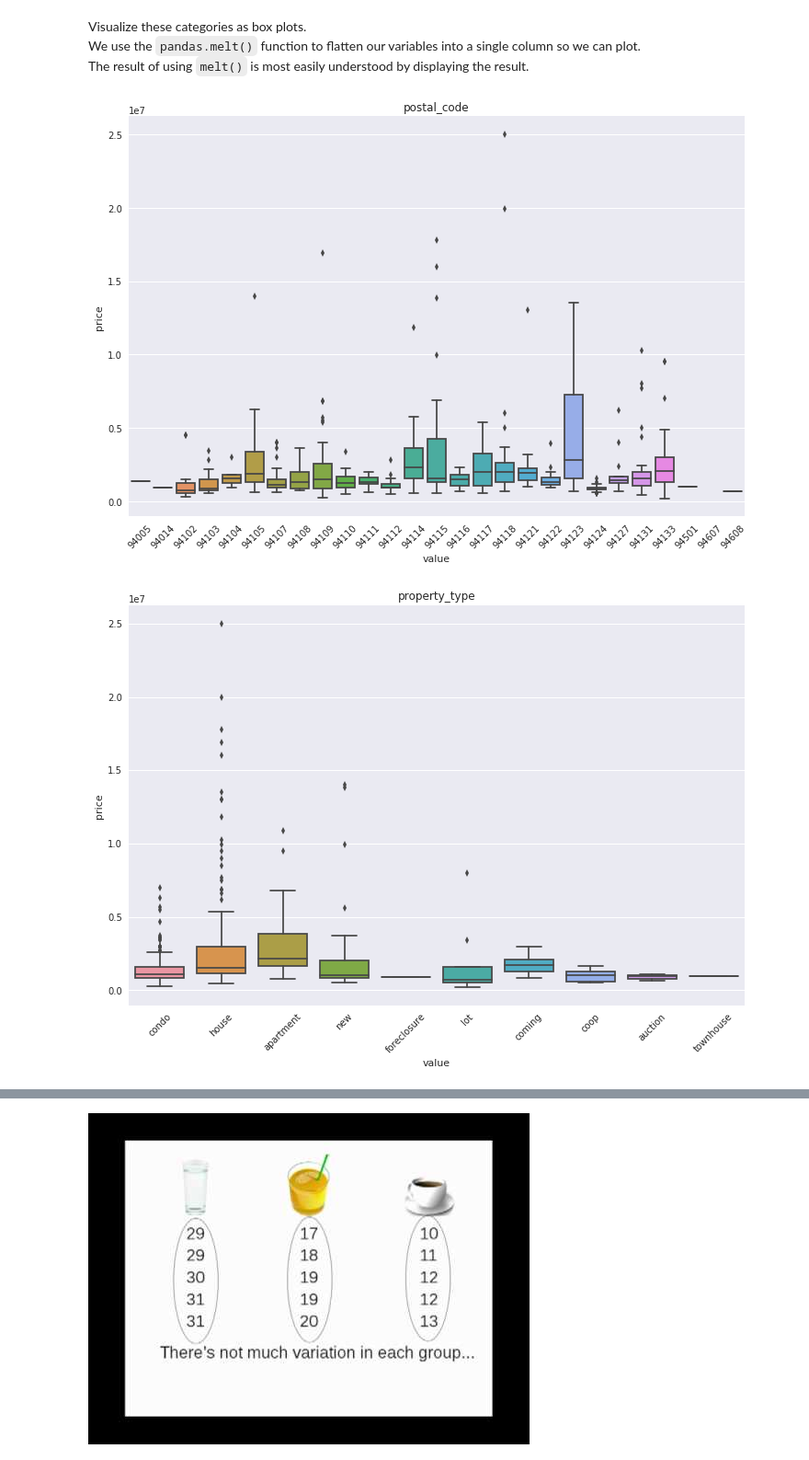
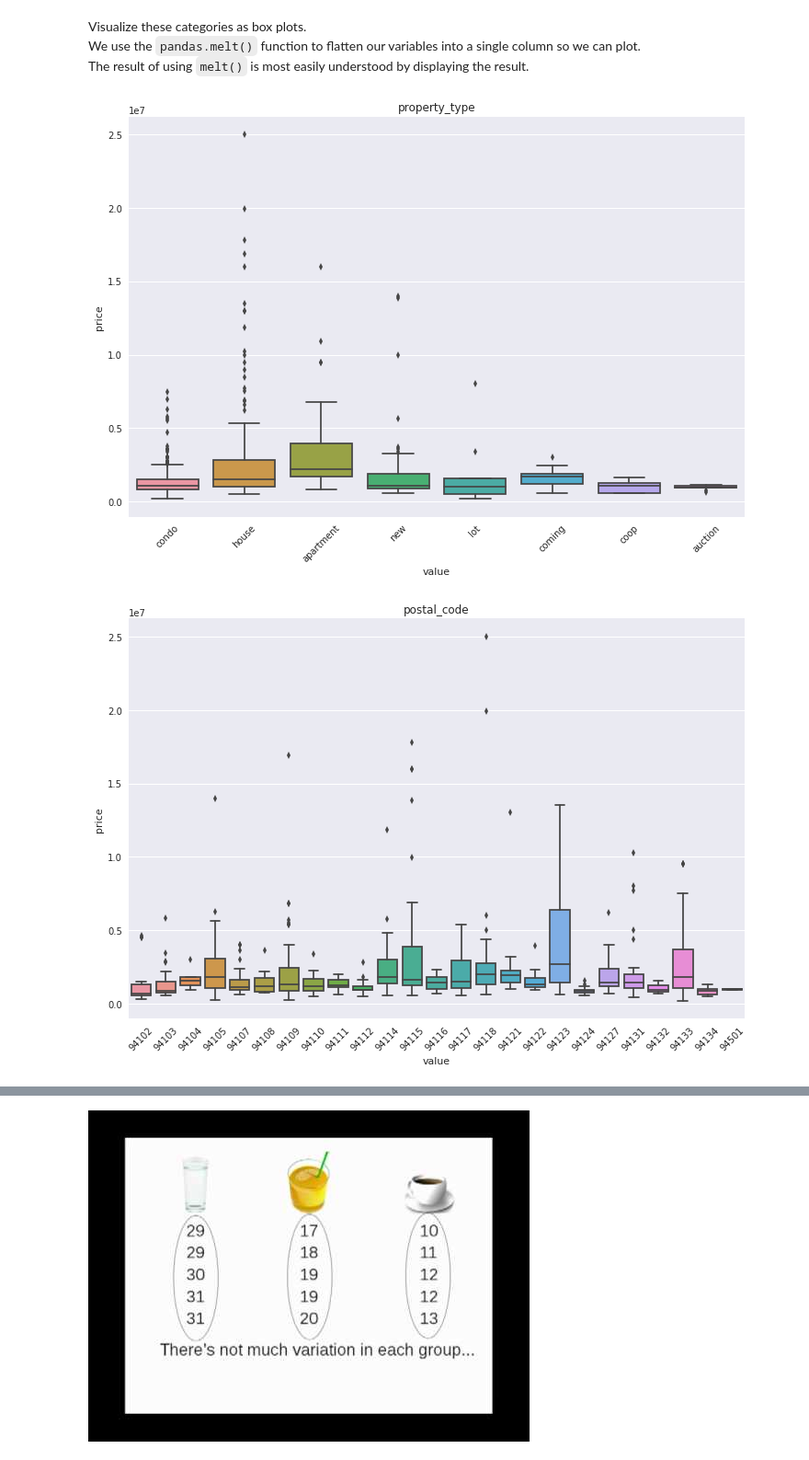
Before and after one commit to kylehounslow/mlbootcampSF, a Jupyter notebook: notebooks/1 - Exploratory Data Analysis.ipynb, the cells around one changed output, grey strips where cells are left out. Shown at 92% size. Saved outputs shown, nothing was run; the diff lists cells and outputs as text; code cells hidden in the pictures.

```diff
--- a/notebooks/1 - Exploratory Data Analysis.ipynb
+++ b/notebooks/1 - Exploratory Data Analysis.ipynb
@@ -534,11 +536,14 @@ Name: postal_code, dtype: int64
 # %% [markdown]
 There are some variables with only a single value, let's get rid of that data.
 # %%
-postal_codes = ['94501',
+postal_codes = [
+'94530',
+'94014',
 '94608',
 '94607',
 '94005',
-'94014',]
+'94158',
+]
 for postal_code in postal_codes:
     df = df[df.postal_code != int(postal_code)]
 property_types = ['townhouse', 'foreclosure']
@@ -569,14 +574,14 @@ Visualize these categories as box plots.
 We use the `pandas.melt()` function to flatten our variables into a single column so we can plot.
 The result of using `melt()` is most easily understood by displaying the result.
 # %%
-vars_to_analyze = ['postal_code', 'property_type']
+vars_to_analyze = ['property_type', 'postal_code']
 df_melt = pd.melt(df, id_vars=['price'], value_vars=vars_to_analyze)
 for var in vars_to_analyze:
     df_var = df_melt[df_melt['variable'] == var]
     sns.boxplot(x=df_var['value'], y=df_var['price'])
     x=plt.xticks(rotation=45)
     plt.title(var)
     plt.show()
 # %% [output]
-[figure, old version]
+[figure, new version]
-[figure, old version]
+[figure, new version]
```
Also changed, not shown: parts of 22 cells of this notebook, 9 other files.
